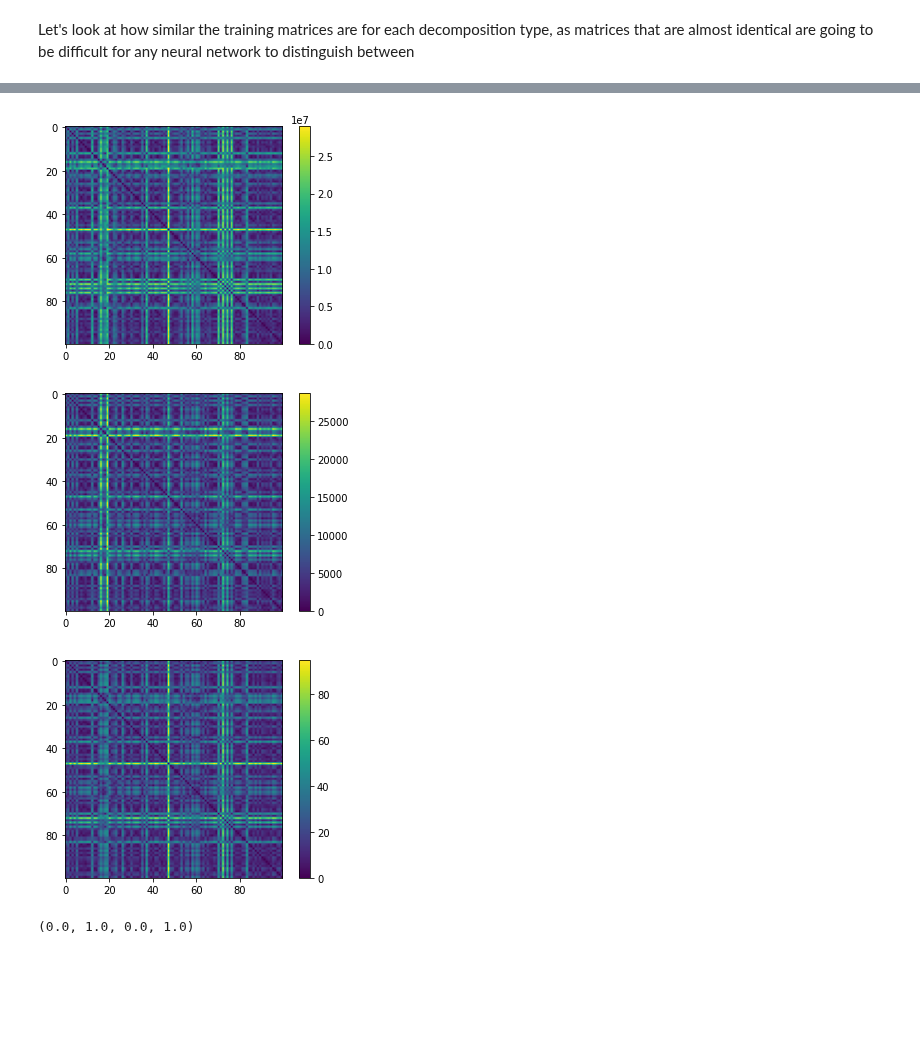
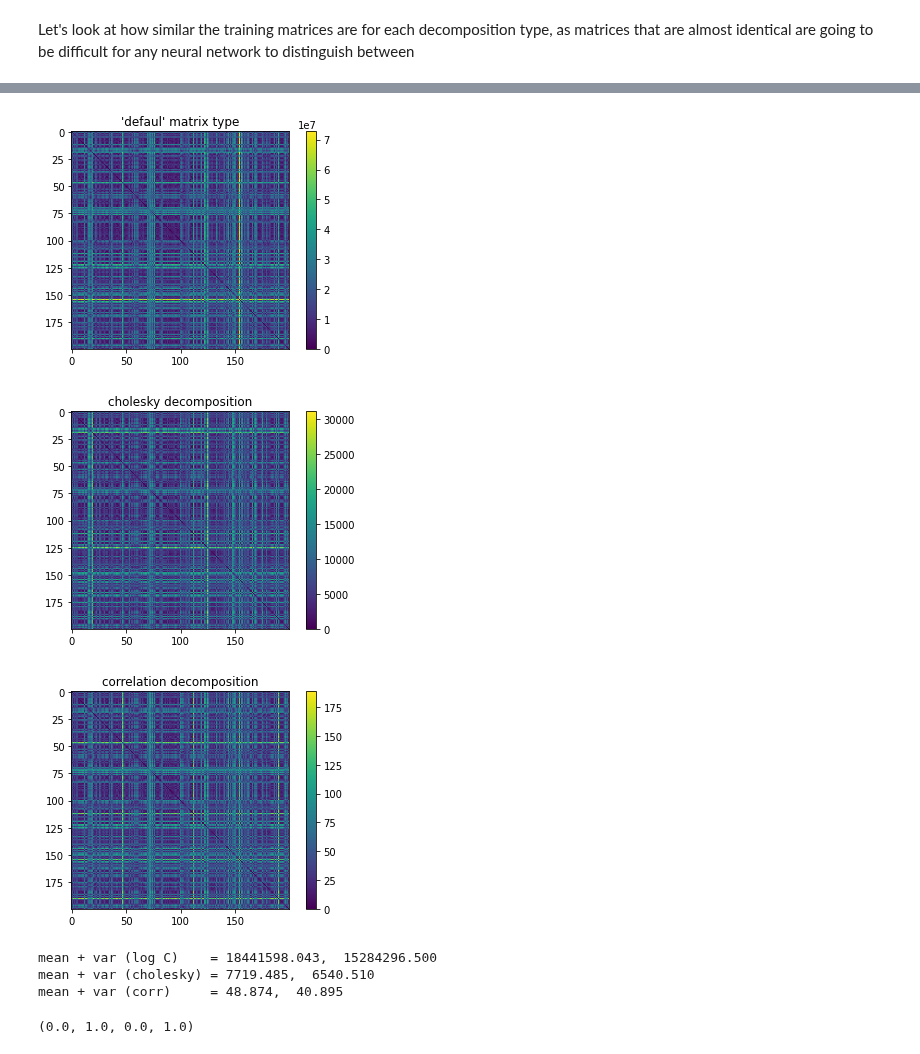
Before and after one commit to jadamo/CovNet, a Jupyter notebook: notebooks/Plot-decomposition-types.ipynb, the cells around one changed output, grey strips where cells are left out. Cells and saved outputs as stored; diff of their text form; code cells hidden in the pictures; blank space fills up the shorter version.

```diff
--- a/notebooks/Plot-decomposition-types.ipynb
+++ b/notebooks/Plot-decomposition-types.ipynb
@@ -101,6 +101,7 @@ Now let's calculate the $\chi^2$ errors for each of these networks and the PCA e
 t1 = time.time()
 error_vanilla, error_cholesky, error_correlation, error_PCA = np.zeros(N_test), np.zeros(N_test), np.zeros(N_test), np.zeros(N_test)
 SN_true, SN_diff_vanilla, SN_diff_cholesky, SN_diff_corr, SN_diff_PCA = np.zeros(N_test), np.zeros(N_test), np.zeros(N_test), np.zeros(N_test), np.zeros(N_test)
+Loss_vanilla, Loss_cholesky, Loss_corr, Loss_PCA = np.zeros(N_test), np.zeros(N_test), np.zeros(N_test), np.zeros(N_test)
 for idx in range(N_test):
     C = test_data[idx][1]
     params = test_data[idx][0]
@@ -112,6 +113,11 @@ for idx in range(N_test):
     features = net_correlation(params); C_correlation = decoder_correlation(features.view(1,10)).view(100, 100)
     C_correlation = corr_to_cov(C_correlation)
     C_PCA = Emu.predict(params.to("cpu").detach().numpy())
+
+    Loss_vanilla[idx] = F.l1_loss(C_vanilla, C, reduction="sum")
+    Loss_cholesky[idx] = F.l1_loss(C_cholesky, C, reduction="sum")
+    Loss_corr[idx] = F.l1_loss(C_correlation, C, reduction="sum")
+    Loss_PCA[idx] = F.l1_loss(torch.from_numpy(C_PCA), C, reduction="sum")
 
     chisq = chi_squared(C.cpu(), x)
     chisq_vanilla = chi_squared(C_vanilla.to("cpu").detach().numpy(), x)
@@ -263,6 +286,7 @@ axs[0].legend()
 Let's look at how similar the training matrices are for each decomposition type, as matrices that are almost identical are going to be difficult for any neural network to distinguish between
 # %%
 from CovNet import rearange_to_half
+M = 200
 
 def cov_to_corr(C):
     D = torch.diag_embed(torch.sqrt(torch.diag(C)))
@@ -270,24 +294,24 @@ def cov_to_corr(C):
     return Corr + (symmetric_log(D) - torch.eye(100))
 
 t1 = time.time()
-L_vanilla, L_cholesky, L_corr = np.zeros((100,100)), np.zeros((100,100)), np.zeros((100,100))
-for i in range(100):
+L_vanilla, L_cholesky, L_corr = np.zeros((M,M)), np.zeros((M,M)), np.zeros((M,M))
+for i in range(M):
     C_1 = test_data[i][1].view(1,100,100)
     L_1 = torch.linalg.cholesky(C_1)
     Corr_1 = cov_to_corr(C_1.view(100,100)).view(1,100,100)
 
-    C_1 = rearange_to_half(C_1)
-    L_1 = rearange_to_half(L_1)
-    Corr_1 = rearange_to_half(Corr_1)
+    #C_1 = rearange_to_half(C_1)
+    #L_1 = rearange_to_half(L_1)
+    #Corr_1 = rearange_to_half(Corr_1)
 
-    for j in range(100):
+    for j in range(M):
         C_2 = test_data[j][1].view(1,100,100)
         L_2 = torch.linalg.cholesky(C_2)
         Corr_2 = cov_to_corr(C_2.view(100,100)).view(1,100,100)
 
-        C_2 = rearange_to_half(C_2)
-        L_2 = rearange_to_half(L_2)
-        Corr_2 = rearange_to_half(Corr_2)
+        #C_2 = rearange_to_half(C_2)
+        #L_2 = rearange_to_half(L_2)
+        #Corr_2 = rearange_to_half(Corr_2)
 
         # Since the network uses the L1 loss function to determine distance, let's use it to measure that here as well
         L_vanilla[i,j] = F.l1_loss(C_1, C_2, reduction="sum")
@@ -301,18 +325,32 @@ Done!, took 0 minutes 7.02 seconds
 # %%
 plt.imshow(L_vanilla)
+plt.title("'defaul' matrix type")
 cbar = plt.colorbar()
 
 plt.figure()
+plt.title("cholesky decomposition")
 plt.imshow(L_cholesky)
 cbar = plt.colorbar()
 
 plt.figure()
+plt.title("correlation decomposition")
 plt.imshow(L_corr)
 cbar = plt.colorbar()
 # %% [output]
-[figure, old version]
+[figure, new version]
-[figure, old version]
+[figure, new version]
-[figure, old version]
+[figure, new version]
+# %%
+mu_v, med_v = np.mean(L_vanilla), np.median(L_vanilla)
+mu_l, med_l = np.mean(L_cholesky), np.median(L_cholesky)
+mu_c, med_c = np.mean(L_corr), np.median(L_corr)
+print("mean + var (log C)    = {:0.3f},  {:0.3f}".format(mu_v, med_v))
+print("mean + var (cholesky) = {:0.3f},  {:0.3f}".format(mu_l, med_l))
+print("mean + var (corr)     = {:0.3f},  {:0.3f}".format(mu_c, med_c))
+# %% [output]
+mean + var (log C)    = 18441598.043,  15284296.500
+mean + var (cholesky) = 7719.485,  6540.510
+mean + var (corr)     = 48.874,  40.895
 # %%
 # Signal to noise is calculated using equation 8 in Wadeckar et al 2020
 def make_heatmap(x, y, z, bins):
```
Also changed, not shown: parts of 8 cells of this notebook, 3 other files.
